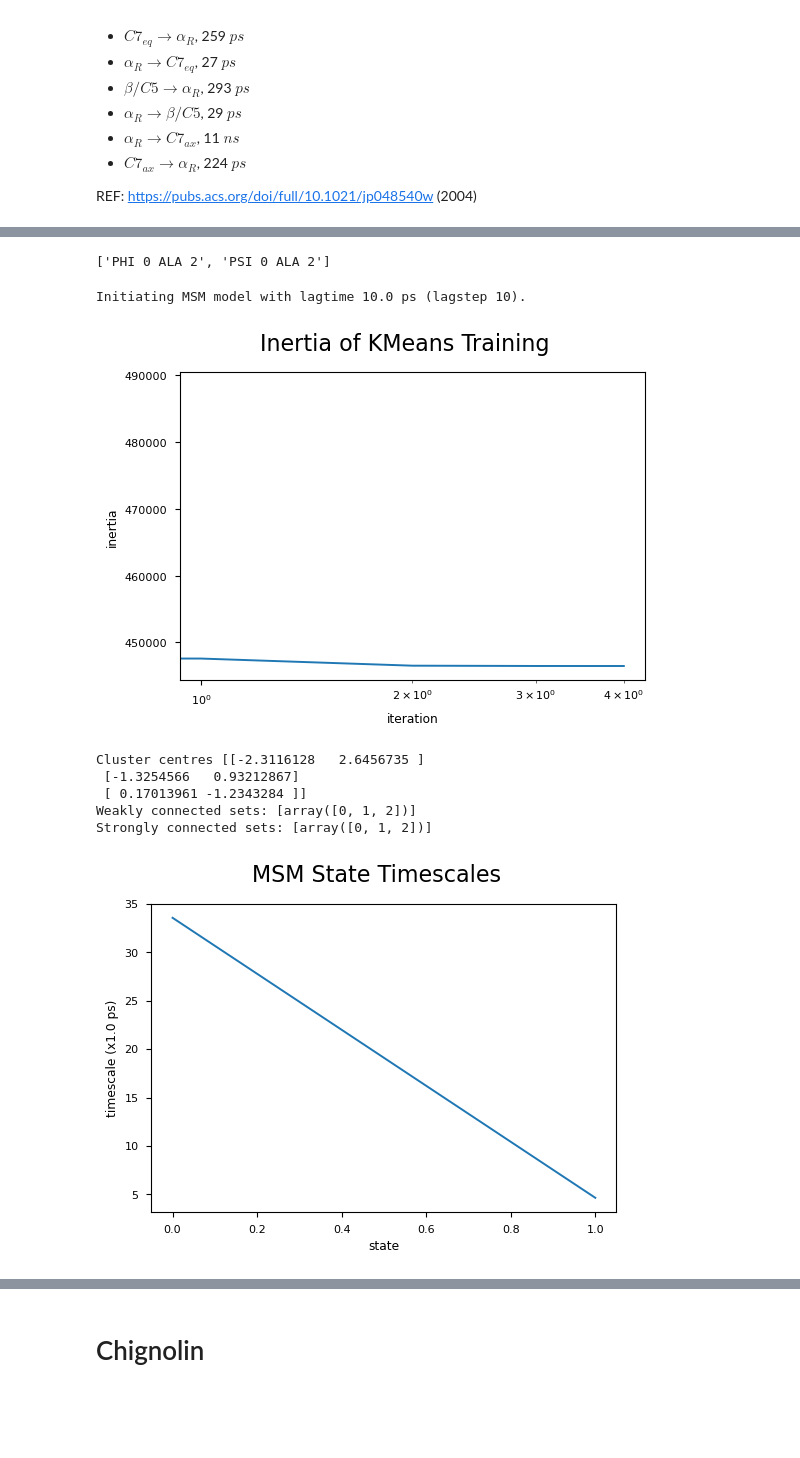
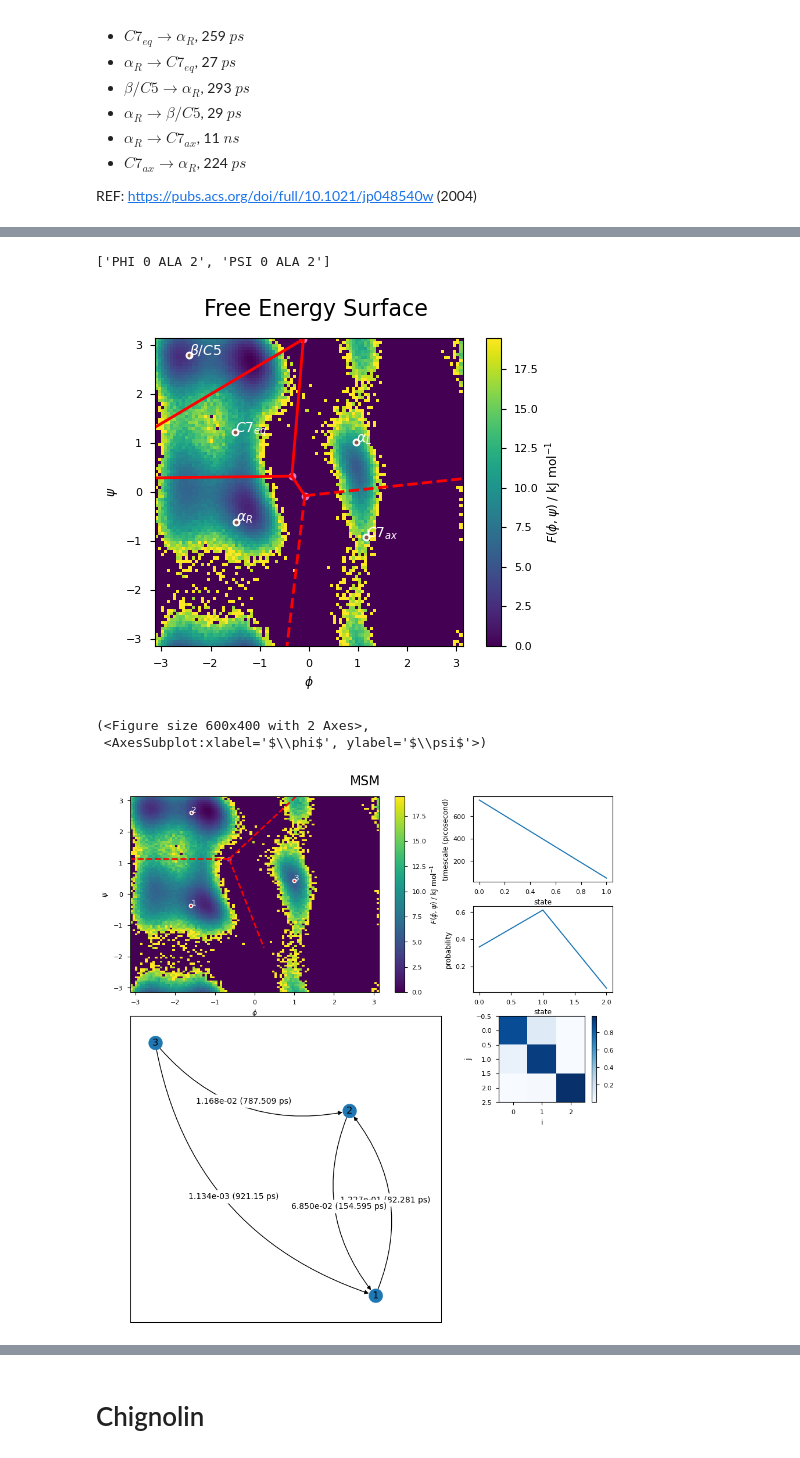
Before and after one commit to dominicp6/CV_learning, a Jupyter notebook: notebooks/analyse_trajectory.ipynb, the cells around one changed output, grey strips where cells are left out. Cells and saved outputs as stored; diff of their text form; code cells hidden in the pictures; blank space fills up the shorter version.

```diff
--- a/notebooks/analyse_trajectory.ipynb
+++ b/notebooks/analyse_trajectory.ipynb
@@ -19,4 +21,4 @@ This is an edit
 # %%
-exp = Experiment(location='../exp/outputs/alanine_dipeptide/alanine_1us', features='dihedrals')
+exp = Experiment(location='../exp/outputs/alanine_dipeptide/5us_NPT_alanine', features='dihedrals')
 # %% [output]
 Successfully initialised metadata.
@@ -23,18 +30,17 @@ Successfully initialised metadata.
 Successfully initialised datafiles.
 No metadynamics bias files supplied; assuming an unbiased trajectory.
 Successfully featurized trajectory with 2 features.
+# %%
+exp.get_features()
+# %% [output]
+['PHI 0 ALA 2', 'PSI 0 ALA 2']
 # %%
-exp.free_energy_plot(features=['PHI 0 ALA 2', 'PSI 0 ALA 2'], feature_nicknames=['\phi', '\psi'], landmark_points={'C7_{eq}':(-1.507, 1.22), '\beta/C5': (-2.44, 2.79), '\alpha_R': (-1.484, -0.611), '\alpha_L': (0.960, 1.012), 'C7_{ax}': (1.169, -0.925)})
+exp.free_energy_plot(features=['PHI 0 ALA 2', 'PSI 0 ALA 2'], feature_nicknames=['\phi', '\psi'], landmark_points={r'$C7_{eq}$':(-1.507, 1.22), r'$\beta \slash C5$': (-2.44, 2.79), r'$\alpha_R$': (-1.484, -0.611), r'$\alpha_L$': (0.960, 1.012), r'$C7_{ax}$': (1.169, -0.925)})
 # %% [output]
+[figure, added]
-['PHI 0 ALA 2', 'PSI 0 ALA 2']
+(<Figure size 600x400 with 2 Axes>,
+ <AxesSubplot:xlabel='$\\phi$', ylabel='$\\psi$'>)
 # %%
-exp.markov_state_model(n_clusters=3, lagtime='10ps', features=['PHI 0 ALA 2', 'PSI 0 ALA 2'], feature_nicknames=['\phi', '\psi'])
+exp.markov_state_model(n_clusters=3, lagtime='10ps', features=['PHI 0 ALA 2', 'PSI 0 ALA 2'], feature_nicknames=['\phi', '\psi'], threshold_probability=1e-3)
 # %% [output]
-Initiating MSM model with lagtime 10.0 ps (lagstep 10).
-[figure, old version]
+[figure, new version]
-Cluster centres [[-2.3116128   2.6456735 ]
- [-1.3254566   0.93212867]
- [ 0.17013961 -1.2343284 ]]
-Weakly connected sets: [array([0, 1, 2])]
-Strongly connected sets: [array([0, 1, 2])]
-[figure, removed]
```
Also changed, not shown: parts of 45 cells of this notebook, 12 other files.
